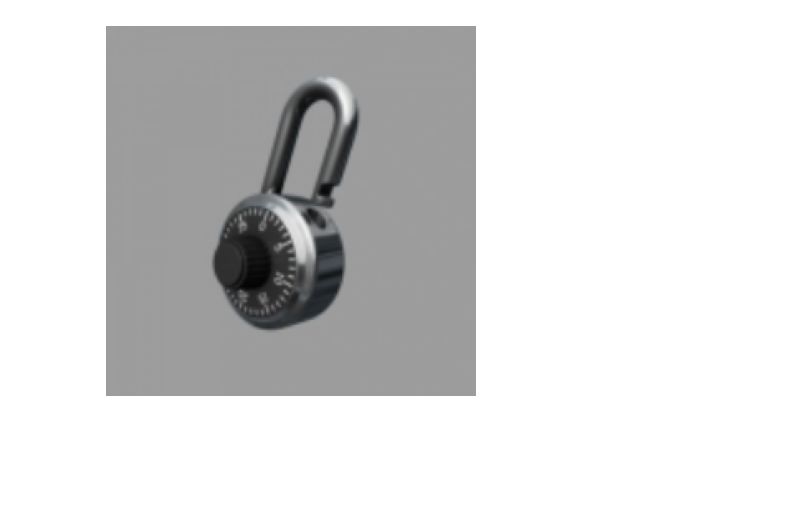
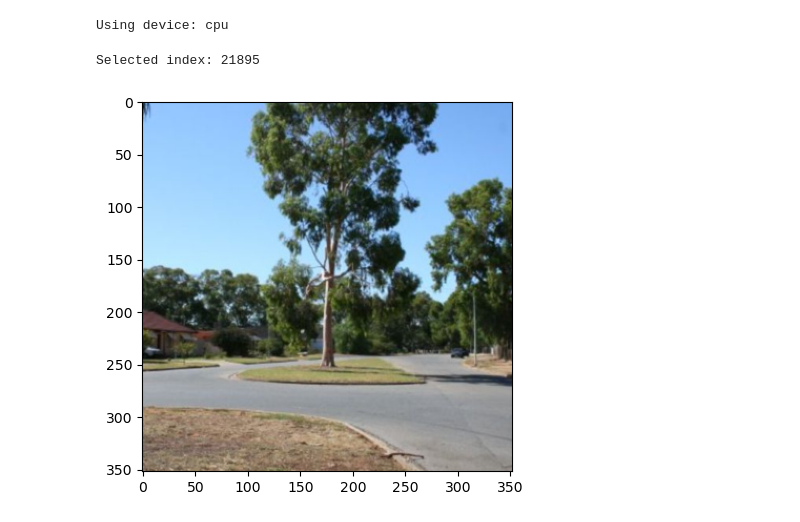
Before and after one commit to Unturned3/vlr-project, a Jupyter notebook: demo.ipynb, the cells around one changed output. Drawn from its saved outputs; the diff is of its cells as text; code cells hidden in the pictures; blank space fills up the shorter version.

```diff
--- a/demo.ipynb
+++ b/demo.ipynb
@@ -10 +15,6 @@ from vit_trainer import VitTrainer
+# %%
+device = torch.device('cuda' if torch.cuda.is_available() else 'cpu')
+print(f'Using device: {device}')
+# %% [output]
+Using device: cpu
 # %%
@@ -21,34 +27,11 @@ subset = torch.utils.data.Subset(dataset, indices[: cfg.rand_subset_size])
 # %%
-idx = randint(0, len(subset) - 1)
+idx = randint(0, len(dataset) - 1)
 print(f'Selected index: {idx}')
-img = subset[idx]
+img = vit_trainer.resize_image(dataset[idx])
+
+plt.imshow(img.permute(1, 2, 0))
+plt.show()
+# %% [output]
+Selected index: 21895
+[figure, added]
-# %%
-import matplotlib.pyplot as plt
-import numpy as np
-
-
-def denormalize(t, mean, std):
-    """
-    t   : CxHxW float tensor in [-∞,∞] after Normalize
-    mean: sequence of length C
-    std : sequence of length C
-    """
-    mean = torch.as_tensor(mean, dtype=t.dtype, device=t.device)[:, None, None]
-    std = torch.as_tensor(std, dtype=t.dtype, device=t.device)[:, None, None]
-    return t * std + mean
-
-
-def show_image(image):
-    img = denormalize(image, mean=[0.485, 0.456, 0.406], std=[0.229, 0.224, 0.225])
-    img = img.clamp(0, 1)
-    img = img.permute(1, 2, 0).numpy()
-
-    plt.imshow(img)
-    plt.axis('off')
-    plt.show()
-
-
-show_image(img)
-# %% [output]
-[figure, removed]
 # %%
```
Also changed, not shown: parts of 10 cells of this notebook, 3 other files.
